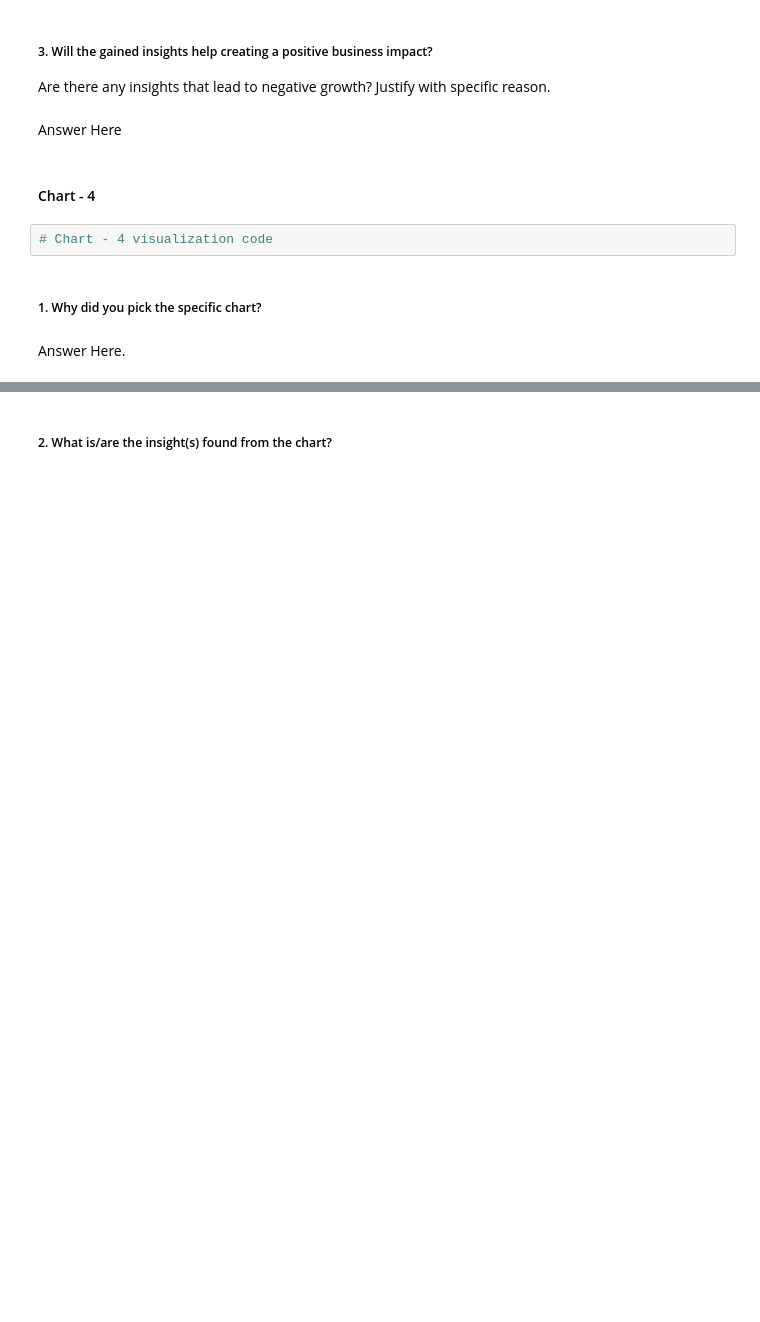
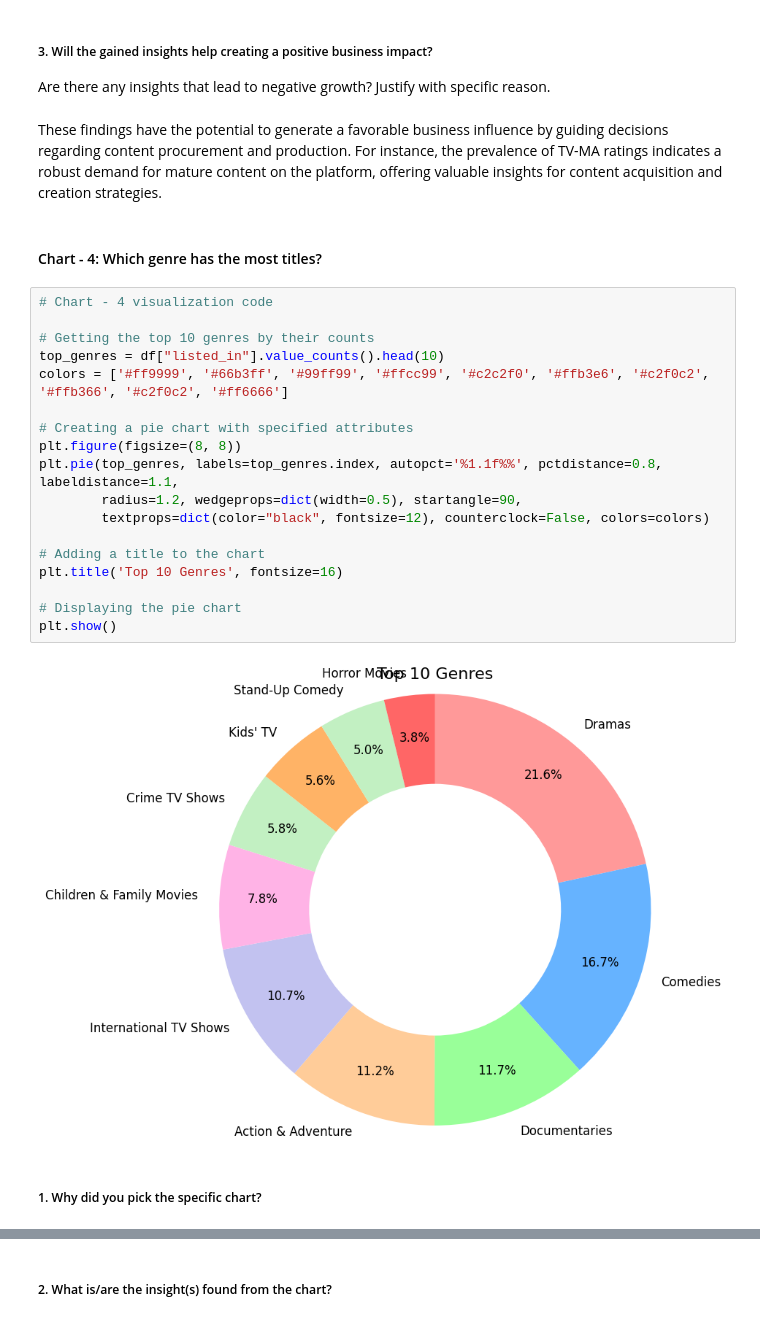
Before and after one commit to DevanshA2511/Netflix-Movies-And-TV-Shows-Clustering-Project, a Jupyter notebook: Netflix_Movies_And_TV_Shows_Clustering_Project.ipynb, the cells around one changed output, grey strips where cells are left out. Cells and saved outputs as stored; diff of their text form; blank space fills up the shorter version.

```diff
--- a/Netflix_Movies_And_TV_Shows_Clustering_Project.ipynb
+++ b/Netflix_Movies_And_TV_Shows_Clustering_Project.ipynb
@@ -362,13 +431,29 @@ Answer Here
 # %% [markdown]
 ##### 3. Will the gained insights help creating a positive business impact?
 Are there any insights that lead to negative growth? Justify with specific reason.
-# %% [markdown]
-Answer Here
+# %% [markdown]
+These findings have the potential to generate a favorable business influence by guiding decisions regarding content procurement and production. For instance, the prevalence of TV-MA ratings indicates a robust demand for mature content on the platform, offering valuable insights for content acquisition and creation strategies.
 # %% [markdown]
-#### Chart - 4
+#### Chart - 4: Which genre has the most titles?
-# %%
-# Chart - 4 visualization code
+# %%
+# Chart - 4 visualization code
+
+# Getting the top 10 genres by their counts
+top_genres = df["listed_in"].value_counts().head(10)
+colors = ['#ff9999', '#66b3ff', '#99ff99', '#ffcc99', '#c2c2f0', '#ffb3e6', '#c2f0c2', '#ffb366', '#c2f0c2', '#ff6666']
+
+# Creating a pie chart with specified attributes
+plt.figure(figsize=(8, 8))
+plt.pie(top_genres, labels=top_genres.index, autopct='%1.1f%%', pctdistance=0.8, labeldistance=1.1,
+        radius=1.2, wedgeprops=dict(width=0.5), startangle=90,
+        textprops=dict(color="black", fontsize=12), counterclock=False, colors=colors)
+
+# Adding a title to the chart
+plt.title('Top 10 Genres', fontsize=16)
+
+# Displaying the pie chart
+plt.show()
+# %% [output]
+[figure, added]
 # %% [markdown]
 ##### 1. Why did you pick the specific chart?
-# %% [markdown]
-Answer Here.
```
Also changed, not shown: parts of 66 cells of this notebook.
